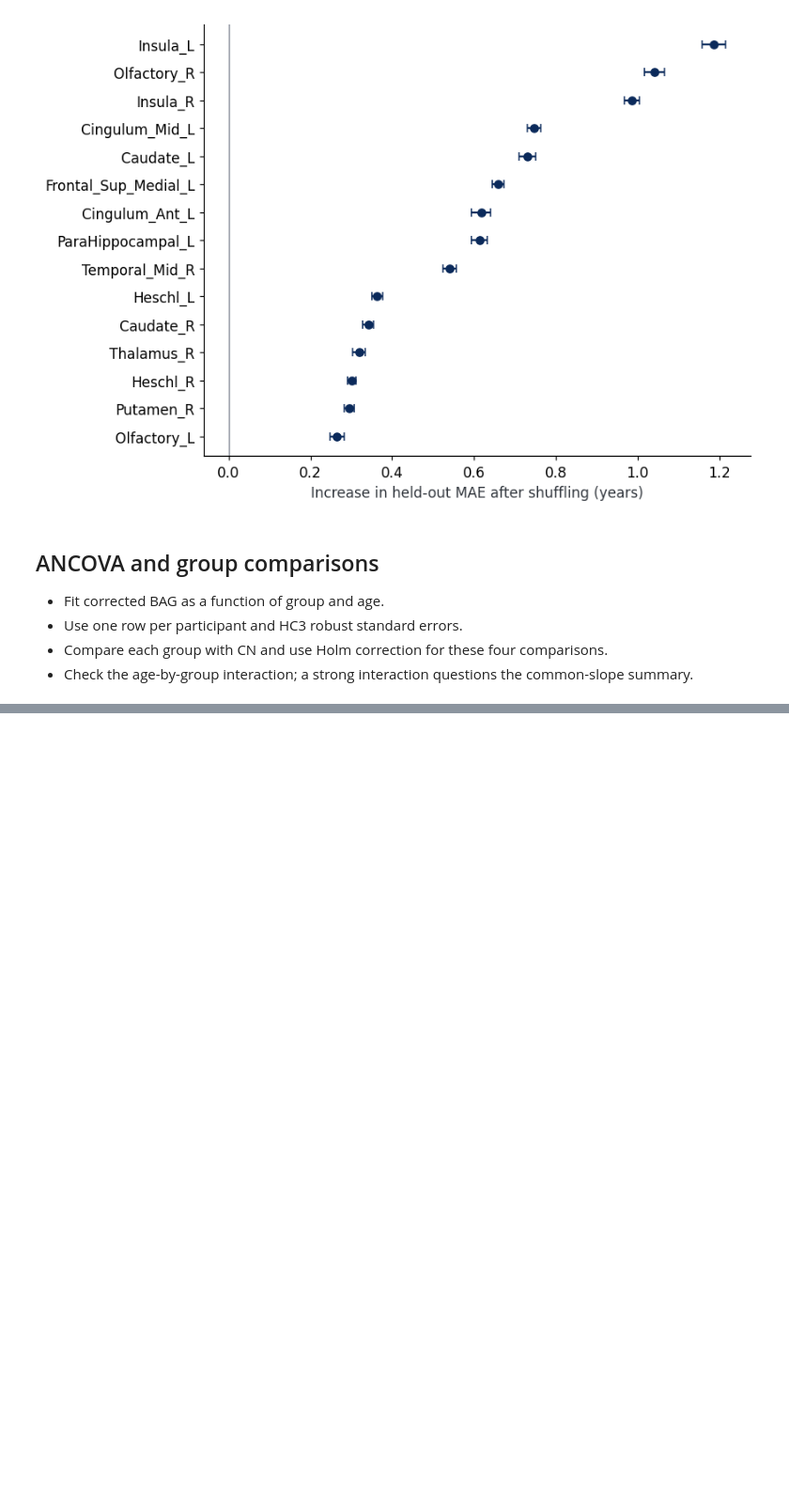
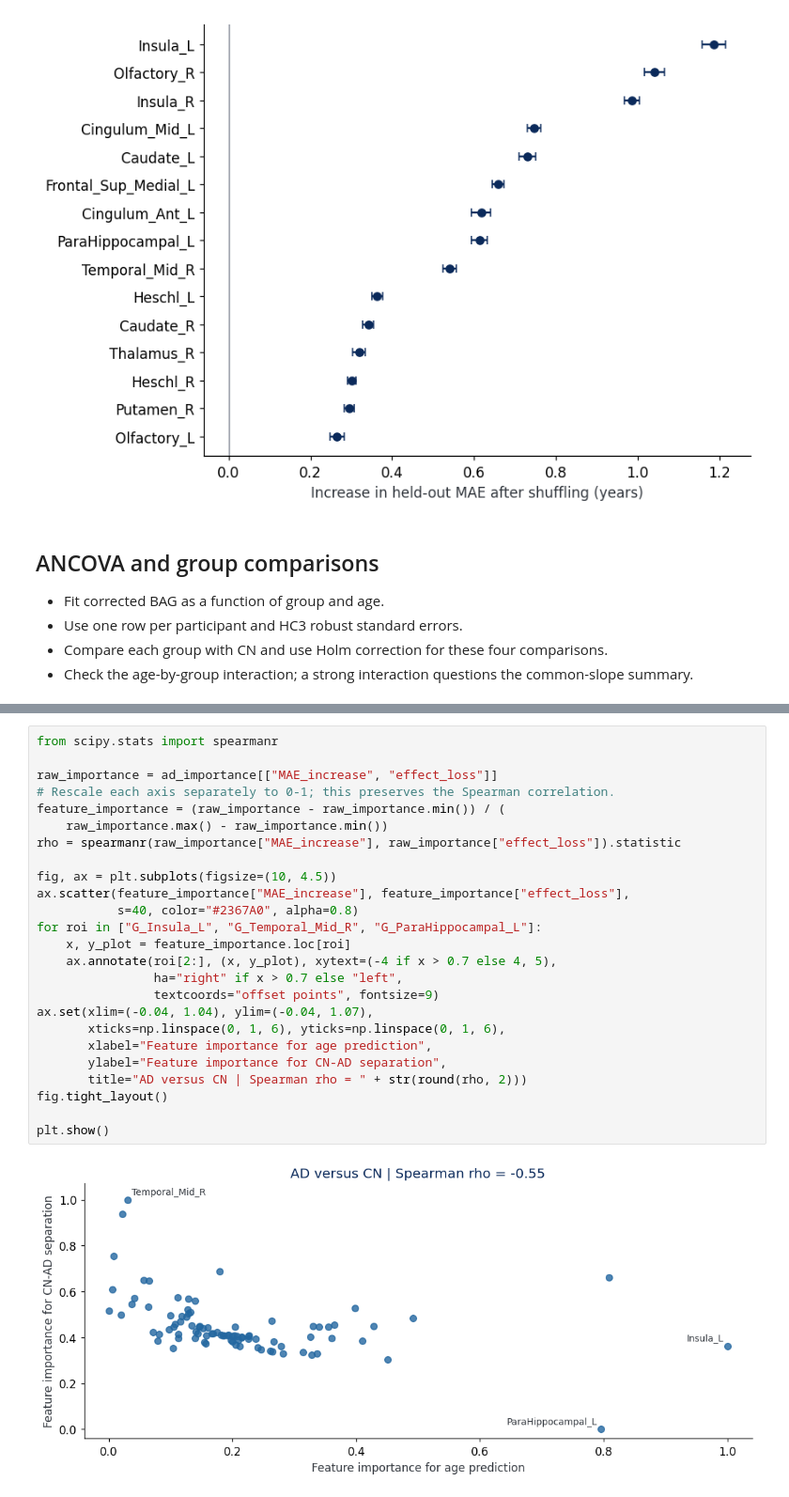
Before and after one commit to SaeedTaghavi/workshop-wbm-hoi-2026, a Jupyter notebook: Materials/Carlos_Coronel/Tutorial/02_GMV_clock.ipynb, the cells around one changed output, grey strips where cells are left out. Shown at 94% size. Cells and saved outputs as stored; diff of their text form; blank space fills up the shorter version.

```diff
--- a/Materials/Carlos_Coronel/Tutorial/02_GMV_clock.ipynb
+++ b/Materials/Carlos_Coronel/Tutorial/02_GMV_clock.ipynb
@@ -468,0 +542,27 @@ plt.show()
+# %%
+from scipy.stats import spearmanr
+
+raw_importance = ad_importance[["MAE_increase", "effect_loss"]]
+# Rescale each axis separately to 0-1; this preserves the Spearman correlation.
+feature_importance = (raw_importance - raw_importance.min()) / (
+    raw_importance.max() - raw_importance.min())
+rho = spearmanr(raw_importance["MAE_increase"], raw_importance["effect_loss"]).statistic
+
+fig, ax = plt.subplots(figsize=(10, 4.5))
+ax.scatter(feature_importance["MAE_increase"], feature_importance["effect_loss"],
+           s=40, color="#2367A0", alpha=0.8)
+for roi in ["G_Insula_L", "G_Temporal_Mid_R", "G_ParaHippocampal_L"]:
+    x, y_plot = feature_importance.loc[roi]
+    ax.annotate(roi[2:], (x, y_plot), xytext=(-4 if x > 0.7 else 4, 5),
+                ha="right" if x > 0.7 else "left",
+                textcoords="offset points", fontsize=9)
+ax.set(xlim=(-0.04, 1.04), ylim=(-0.04, 1.07),
+       xticks=np.linspace(0, 1, 6), yticks=np.linspace(0, 1, 6),
+       xlabel="Feature importance for age prediction",
+       ylabel="Feature importance for CN-AD separation",
+       title="AD versus CN | Spearman rho = " + str(round(rho, 2)))
+fig.tight_layout()
+
+plt.show()
+# %% [output]
+[figure, added]
```
Also changed, not shown: parts of 13 cells of this notebook.
